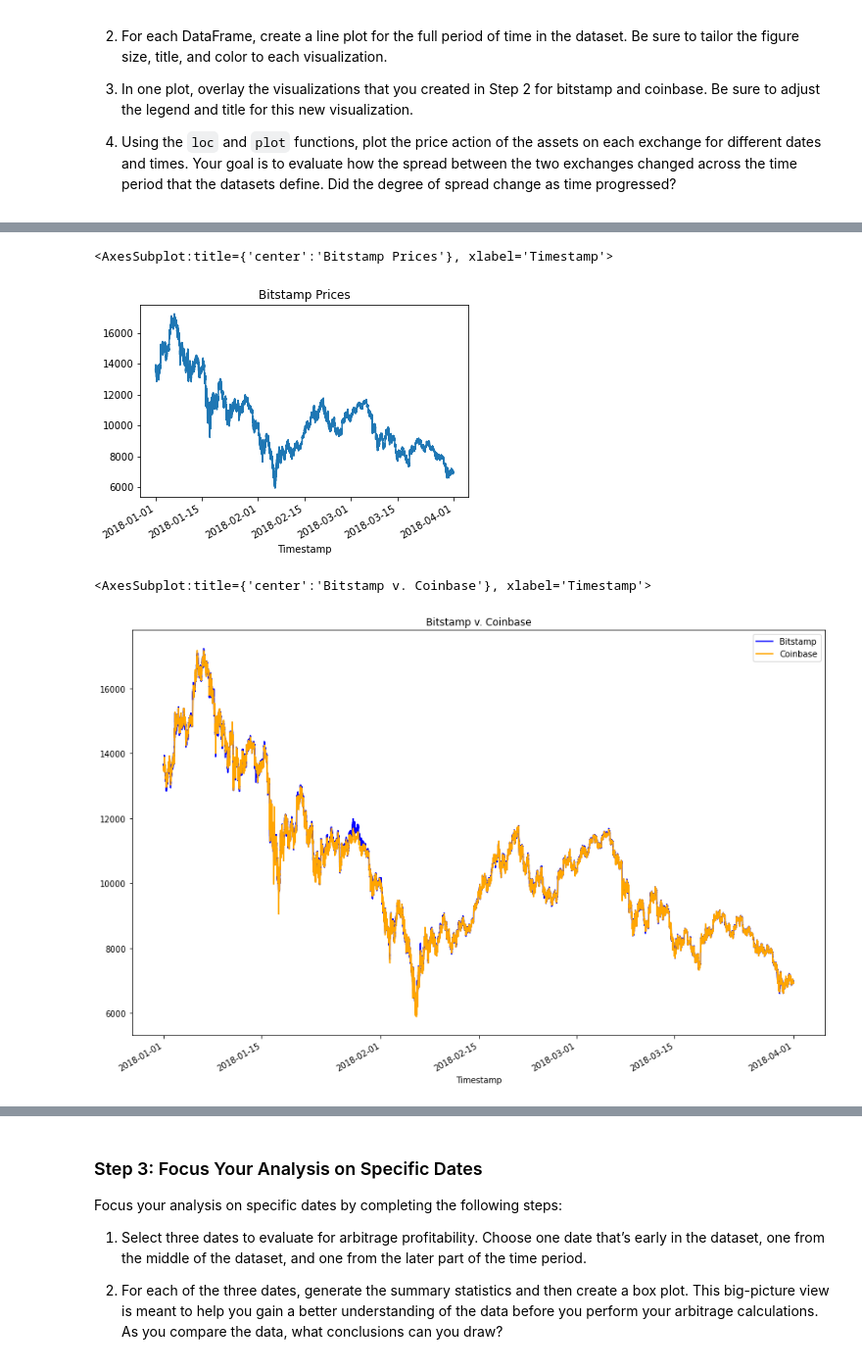
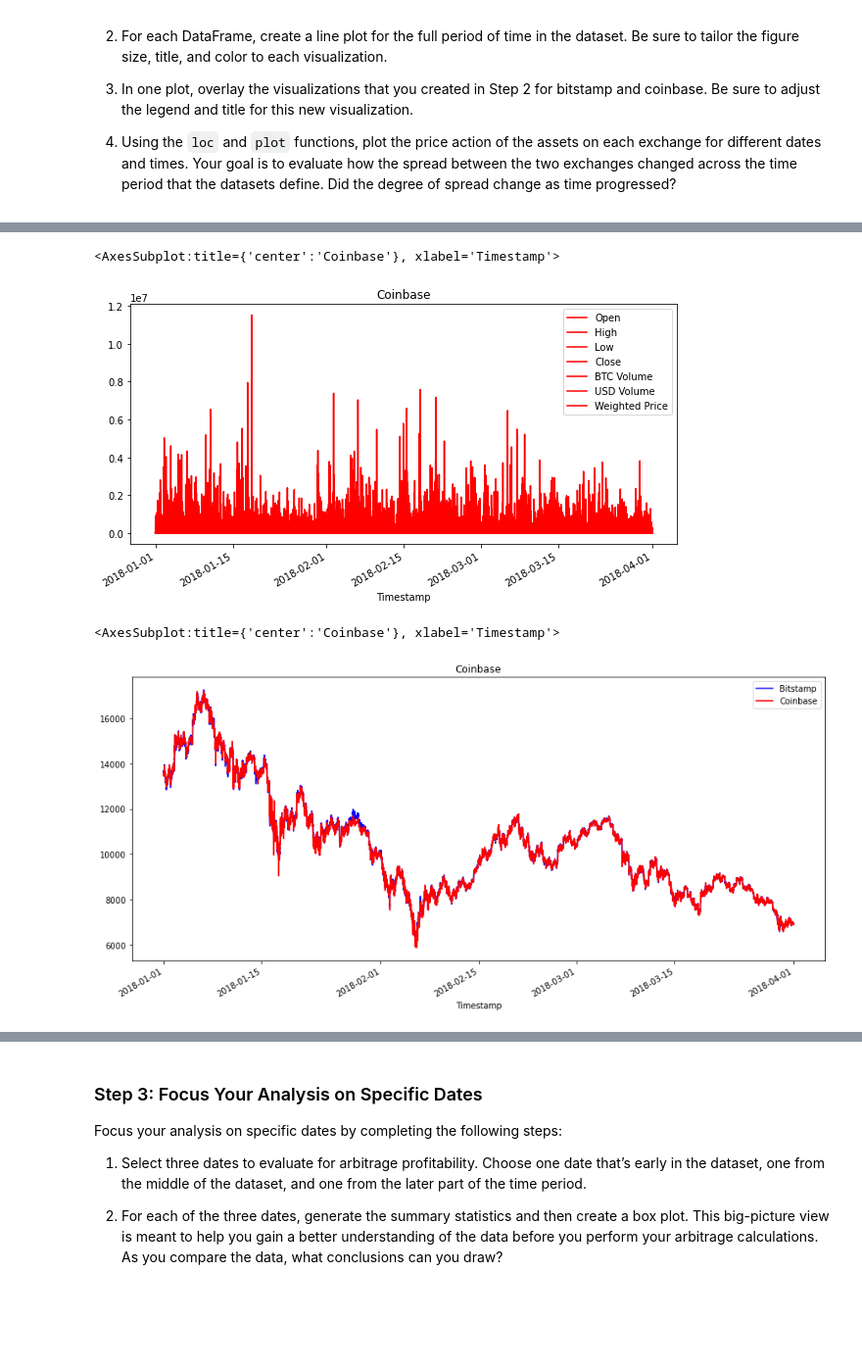
Before and after one commit to quinnwong31/CryptoArbitrage, a Jupyter notebook: crypto_arbitrage.ipynb, the cells around one changed output, grey strips where cells are left out. Shown: that part at 98% size. Drawn from its saved outputs; the diff is of its cells as text; code cells hidden in the pictures; blank space fills up the shorter version.

Commit message:
Code for collecting, preparing and analyzing data.

```diff
--- a/crypto_arbitrage.ipynb
+++ b/crypto_arbitrage.ipynb
@@ -59,8 +63,12 @@ bitstamp.head()
 # The CSV file is located in the Resources folder.
 # Set the index to the column "Timestamp"
 # Set the parse_dates and infer_datetime_format parameters
-load_csv = Path("./Resources/coinbase.csv")
-coinbase = pd.read_csv(load_csv)
+coinbase = pd.read_csv(
+    Path('./Resources/coinbase.csv'),
+    index_col='Timestamp',
+    parse_dates=True,
+    infer_datetime_format=True)
+coinbase = coinbase.rename(columns={"Timestamp":"Date"})
 # %%
 # Use the head (and/or tail) function to confirm that the data was imported properly.
 coinbase.head()
@@ -112,0 +149,14 @@ To prepare and clean your data for analysis, complete the following steps:
+# %%
+# Repeat Steps 1–4 for the coinbase DataFrame
+# Step 1. For the coinbase DataFrame, replace or drop all NaNs or missing values in the DataFrame
+coinbase.dropna()
+
+# Step 2. Use the str.replace function to remove the dollar sign, $
+coinbase.loc[:, 'Close'] = coinbase.loc[:, 'Close'].str.replace("$", "")
+
+# Step 3. Convert the Close data type to a float
+coinbase.loc[:, 'Close'] = coinbase.loc[:, 'Close'].astype('float')
+
+# Step 4. Review the data for duplicate values, and drop them if necessary
+coinbase.duplicated().sum()
+coinbase.drop_duplicated()
@@ -206,18 +262,27 @@ Sort through the time series data associated with the bitstamp and coinbase Data
 # %%
 # Create a line plot for the coinbase DataFrame for the full length of time in the dataset
 # Be sure that the figure size, title, and color are tailored to each visualization
-# YOUR CODE HERE
+coinbase.plot(
+    kind='line',
+    figsize=(10,5),
+    title='Coinbase',
+    color='red')
 # %% [output]
-<AxesSubplot:title={'center':'Bitstamp Prices'}, xlabel='Timestamp'>
+<AxesSubplot:title={'center':'Coinbase'}, xlabel='Timestamp'>
-[figure, old version]
+[figure, new version]
 # %%
 # Overlay the visualizations for the bitstamp and coinbase DataFrames in one plot
 # The plot should visualize the prices over the full lenth of the dataset
 # Be sure to include the parameters: legend, figure size, title, and color and label
-# YOUR CODE HERE
+bitstamp['Close'].plot(
+    legend=True, figsize=(15,7), title='Bitstamp',
+    color='blue', label='Bitstamp')
+coinbase['Close'].plot(
+    legend=True, figsize=(15,7), title='Coinbase',
+    color='red', label='Coinbase')
 # %% [output]
-<AxesSubplot:title={'center':'Bitstamp v. Coinbase'}, xlabel='Timestamp'>
+<AxesSubplot:title={'center':'Coinbase'}, xlabel='Timestamp'>
-[figure, old version]
+[figure, new version]
 # %%
 # Using the loc and plot functions, create an overlay plot that visualizes
 # the price action of both DataFrames for a one month period early in the dataset
```
Also changed, not shown: parts of 30 cells of this notebook.
